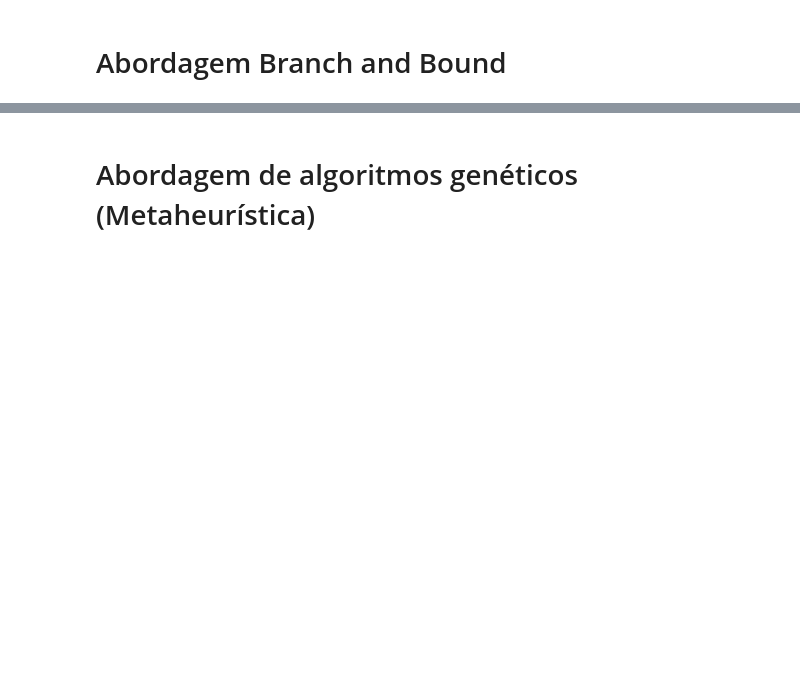
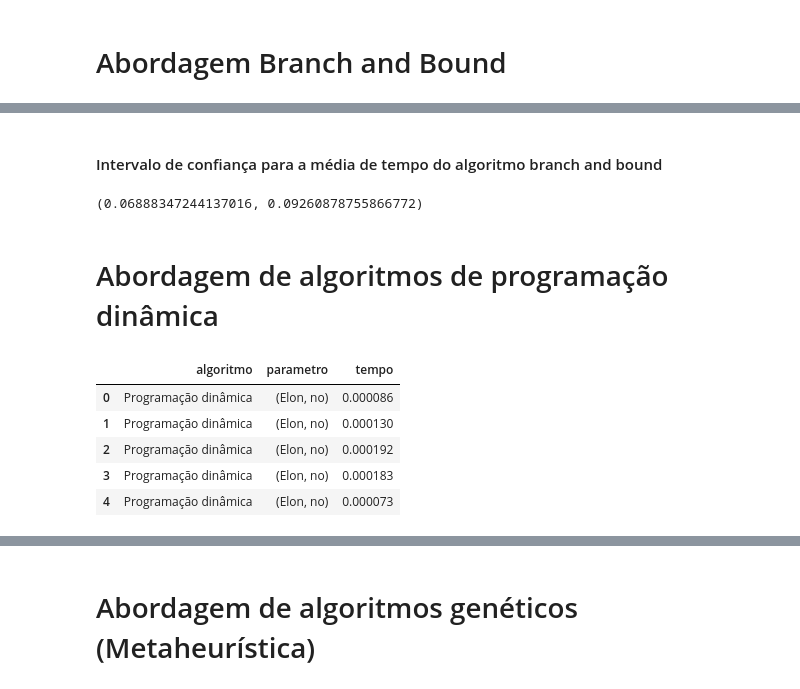
Before and after one commit to amiltonmendes/aed, a Jupyter notebook: Trabalho AED - string-to-string correction.ipynb, the cells around one changed output, grey strips where cells are left out. Cells and saved outputs as stored; diff of their text form; code cells hidden in the pictures; blank space fills up the shorter version.

```diff
--- a/Trabalho AED - string-to-string correction.ipynb
+++ b/Trabalho AED - string-to-string correction.ipynb
@@ -76,2 +108,10 @@ df_branch[['tempo']].plot()
 # %%
 df_branch.to_csv('resultados_brach_and_bound.csv')
+# %% [markdown]
+#### Intervalo de confiança para a média de tempo do algoritmo branch and bound
+# %%
+st.t.interval(0.95, len(df_branch['tempo'])-1, loc=np.mean(df_branch['tempo']), scale=st.sem(df_branch['tempo']))
+# %% [output]
+(0.06888347244137016, 0.09260878755866772)
+# %% [markdown]
+# Abordagem de algoritmos de programação dinâmica
@@ -77,0 +122,9 @@ df_branch.to_csv('resultados_brach_and_bound.csv')
+# %%
+df_programacao_dinamica.head()
+# %% [output]
+|  | algoritmo | parametro | tempo |
+| 0 | Programação dinâmica | (Elon, no) | 0.000086 |
+| 1 | Programação dinâmica | (Elon, no) | 0.000130 |
+| 2 | Programação dinâmica | (Elon, no) | 0.000192 |
+| 3 | Programação dinâmica | (Elon, no) | 0.000183 |
+| 4 | Programação dinâmica | (Elon, no) | 0.000073 |
```
Also changed, not shown: parts of 19 cells of this notebook.
